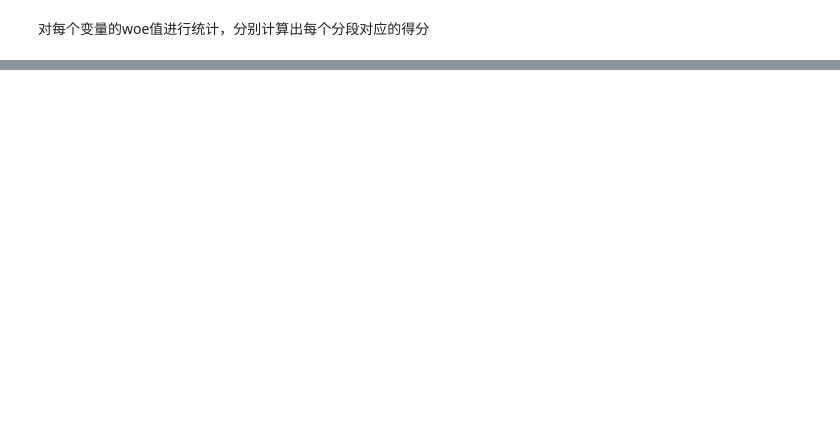
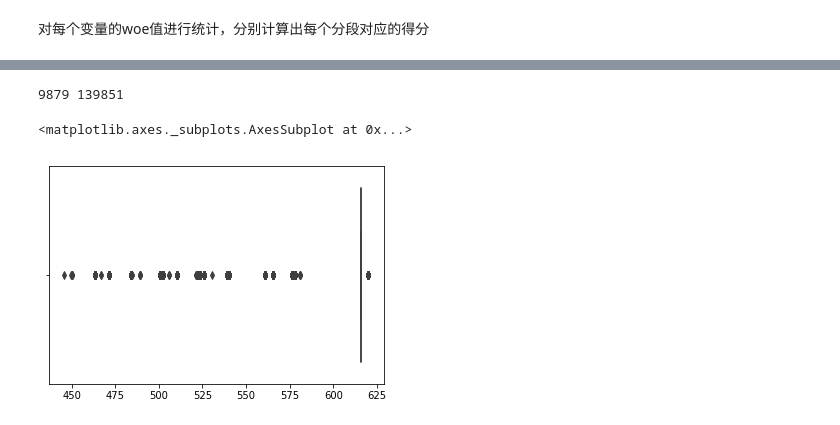
Before and after one commit to l0o0/MyNotes, a Jupyter notebook: MachineLearning/GiveMeSomeCredit/评分卡模型.ipynb, the cells around one changed output, grey strips where cells are left out. Drawn from its saved outputs; the diff is of its cells as text; code cells hidden in the pictures; blank space fills up the shorter version.

```diff
--- a/MachineLearning/GiveMeSomeCredit/评分卡模型.ipynb
+++ b/MachineLearning/GiveMeSomeCredit/评分卡模型.ipynb
@@ -616,0 +741,16 @@ array(['Hello', 'World'],
+# %%
+# 对train_filled中的数据进行评分统计，按照违约1或0的进行分别记录
+train_scores = {1:[],0:[]}
+for i in range(train_filled.shape[0]):
+    tmp_array = train_filled[i,:]
+    scores = evaluate(var_scores, tmp_array[1:], base)
+    train_scores[tmp_array[0]].append(sum(scores))
+# %%
+print len(train_scores[1]), len(train_scores[0])
+# %% [output]
+9879 139851
+# %%
+sns.boxplot(train_scores[0])
+# %% [output]
+<matplotlib.axes._subplots.AxesSubplot at 0x...>
+[figure, added]
```
Also changed, not shown: parts of 35 cells of this notebook.
